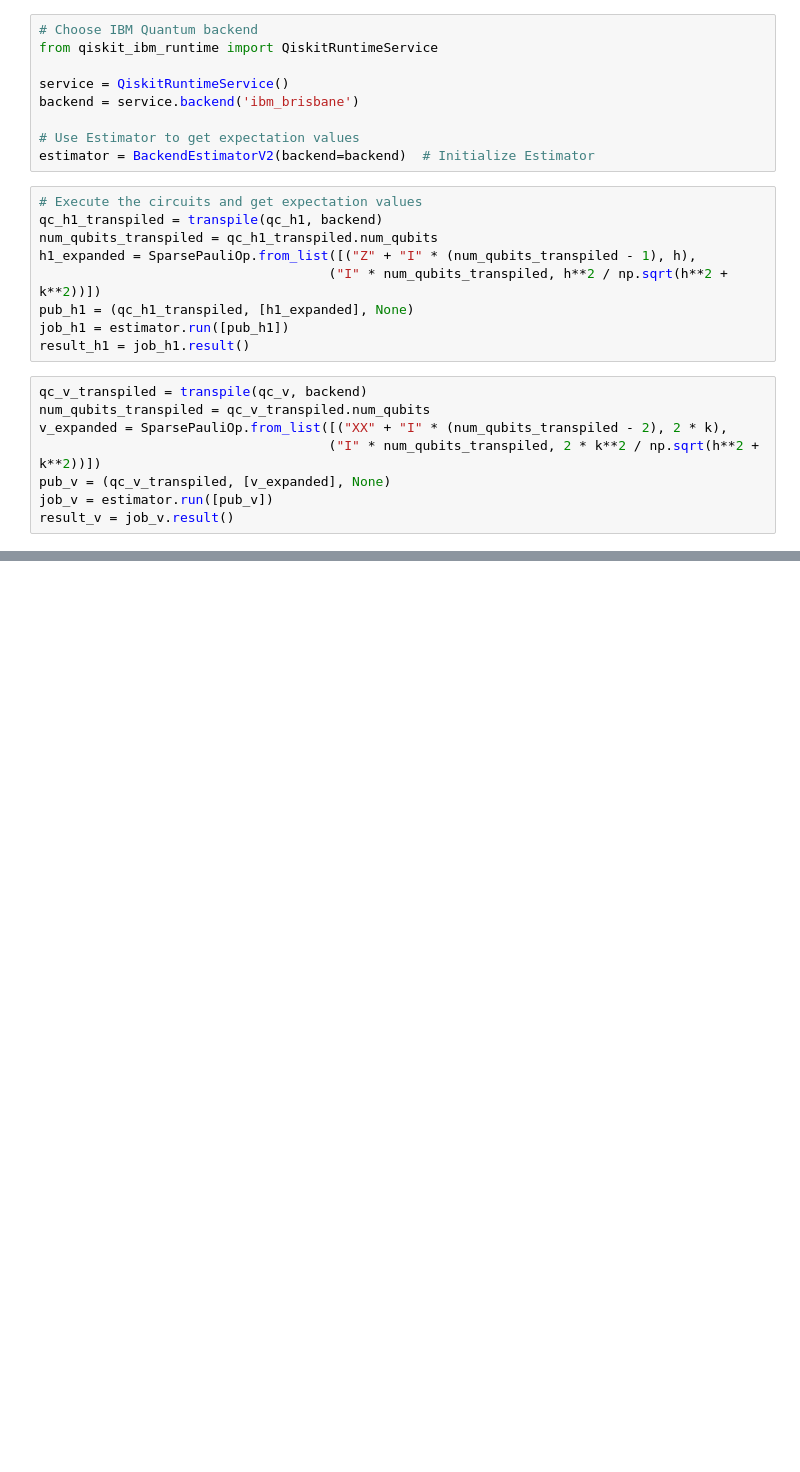
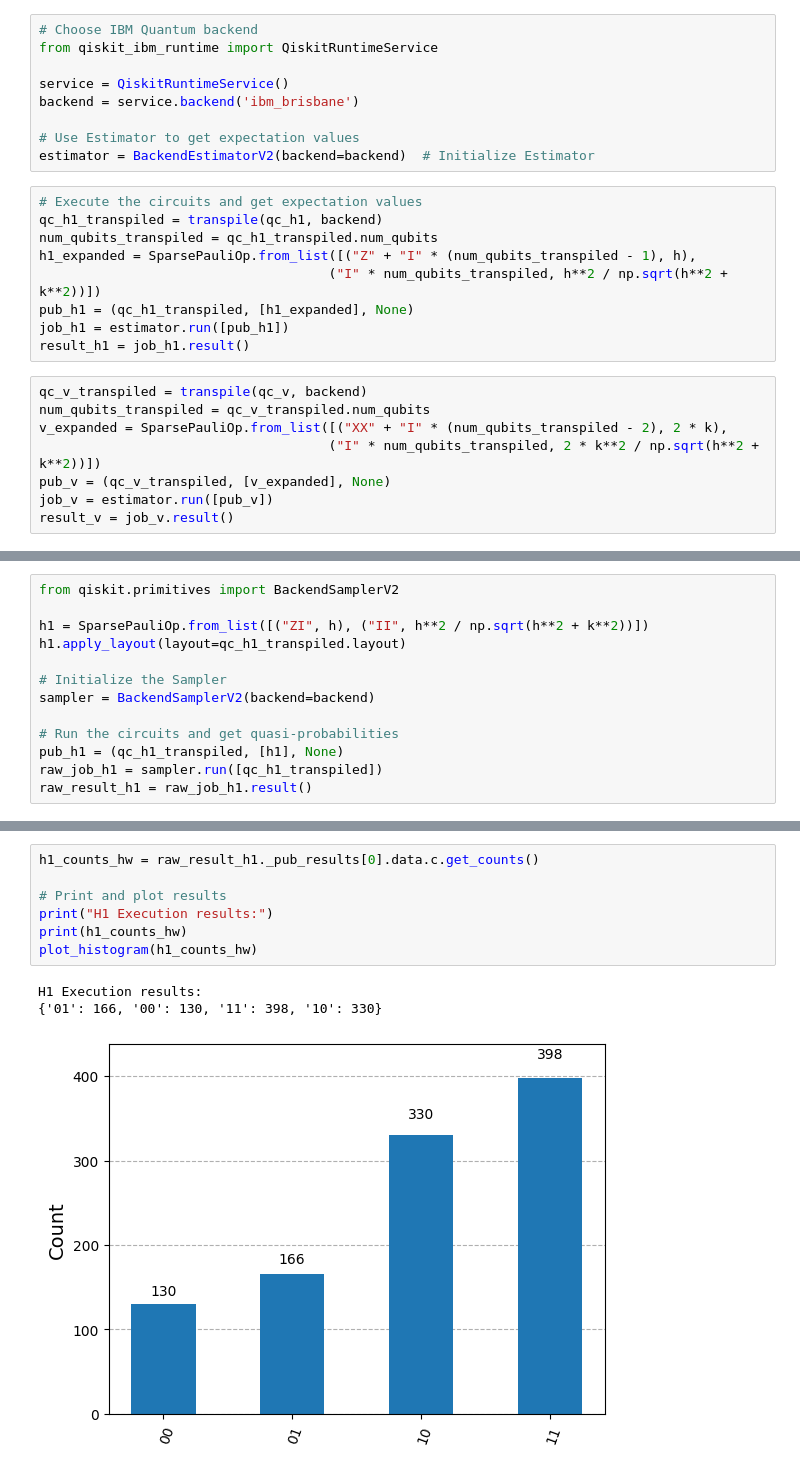
Before and after one commit to Amir1603/quantum, a Jupyter notebook: ibm/redo2.ipynb, the cells around one changed output, grey strips where cells are left out. Drawn from its saved outputs; the diff is of its cells as text; blank space fills up the shorter version.

Commit message:
Added a BackendSampler to get classical bits results such that we can compare with the simulation

```diff
--- a/ibm/redo2.ipynb
+++ b/ibm/redo2.ipynb
@@ -226,0 +239,13 @@ STD value of V: [0.03124785]
+# %%
+from qiskit.primitives import BackendSamplerV2
+
+h1 = SparsePauliOp.from_list([("ZI", h), ("II", h**2 / np.sqrt(h**2 + k**2))])
+h1.apply_layout(layout=qc_h1_transpiled.layout)
+
+# Initialize the Sampler
+sampler = BackendSamplerV2(backend=backend)
+
+# Run the circuits and get quasi-probabilities
+pub_h1 = (qc_h1_transpiled, [h1], None)
+raw_job_h1 = sampler.run([qc_h1_transpiled])
+raw_result_h1 = raw_job_h1.result()
@@ -226,0 +263,11 @@ STD value of V: [0.03124785]
+# %%
+h1_counts_hw = raw_result_h1._pub_results[0].data.c.get_counts()
+
+# Print and plot results
+print("H1 Execution results:")
+print(h1_counts_hw)
+plot_histogram(h1_counts_hw)
+# %% [output]
+H1 Execution results:
+{'01': 166, '00': 130, '11': 398, '10': 330}
+[figure, added]
```
Also changed, not shown: parts of 8 cells of this notebook.
